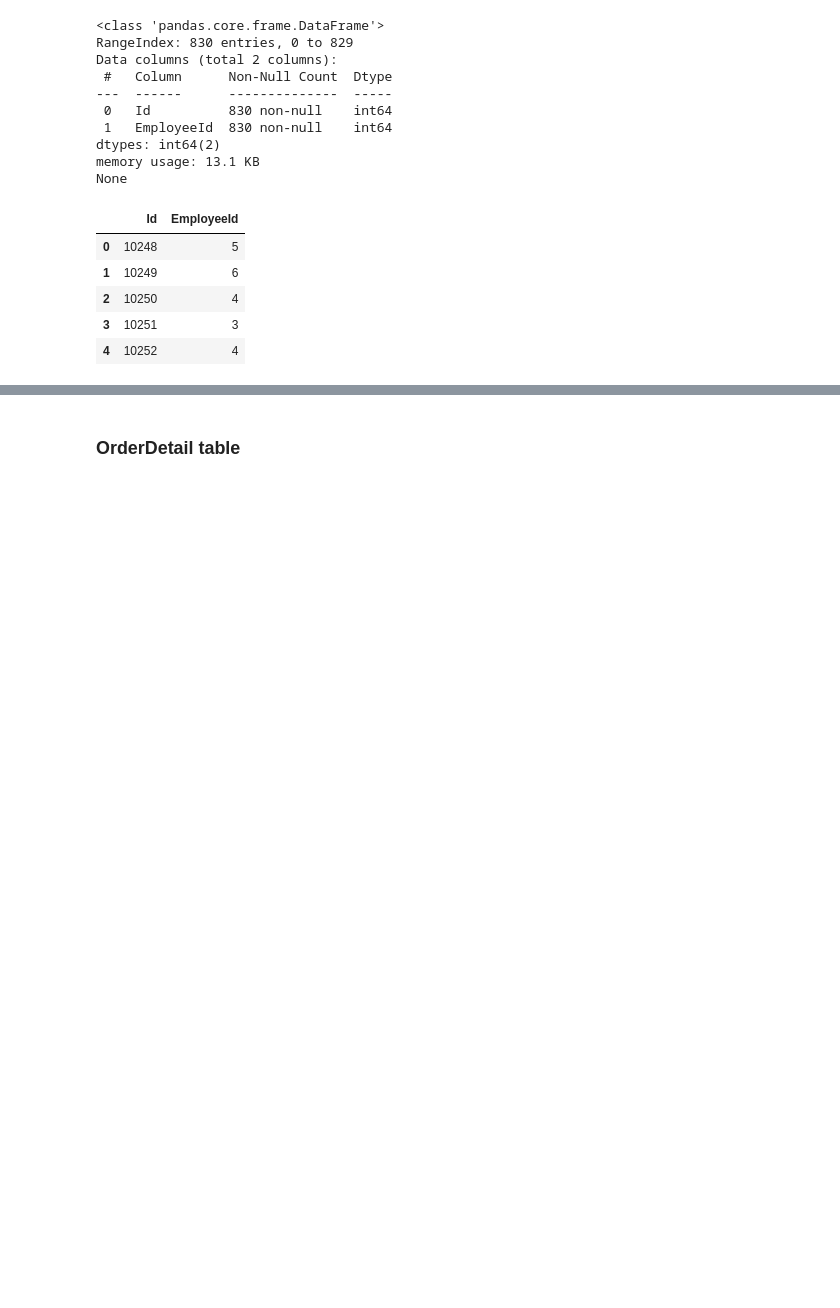
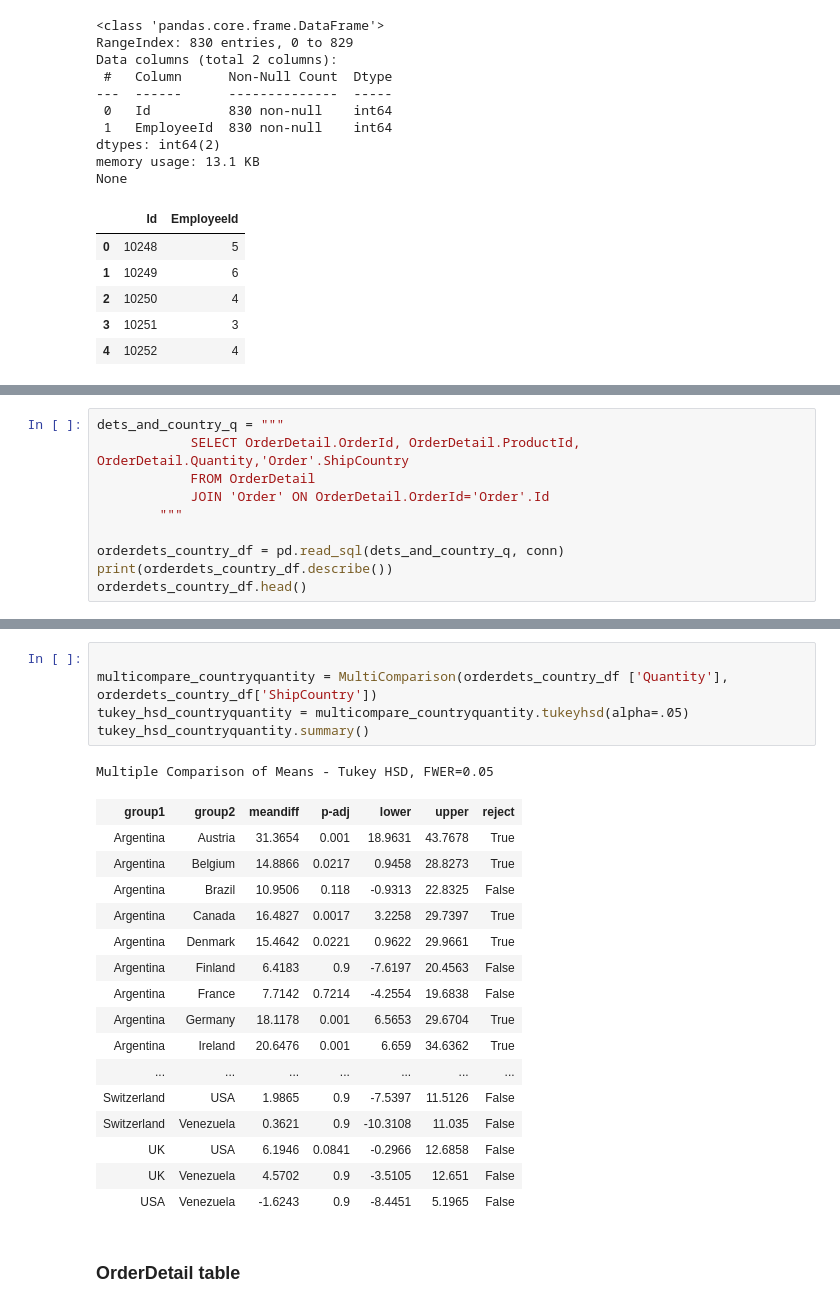
Before and after one commit to lspope/dsc-case-study-hypothesis-testing, a Jupyter notebook: notebooks/eda.ipynb, the cells around one changed output, grey strips where cells are left out. Saved outputs shown, nothing was run; the diff lists cells and outputs as text; blank space fills up the shorter version.

```diff
--- a/notebooks/eda.ipynb
+++ b/notebooks/eda.ipynb
@@ -90,0 +105,10 @@ None
+# %%
+dets_and_country_q = """
+            SELECT OrderDetail.OrderId, OrderDetail.ProductId, OrderDetail.Quantity,'Order'.ShipCountry
+            FROM OrderDetail
+            JOIN 'Order' ON OrderDetail.OrderId='Order'.Id
+        """
+
+orderdets_country_df = pd.read_sql(dets_and_country_q, conn)
+print(orderdets_country_df.describe())
+orderdets_country_df.head()
@@ -91,3 +131,26 @@ None
+# %%
+
+multicompare_countryquantity = MultiComparison(orderdets_country_df ['Quantity'], orderdets_country_df['ShipCountry'])
+tukey_hsd_countryquantity = multicompare_countryquantity.tukeyhsd(alpha=.05)
+tukey_hsd_countryquantity.summary()
+# %% [output]
+Multiple Comparison of Means - Tukey HSD, FWER=0.05
+| group1 | group2 | meandiff | p-adj | lower | upper | reject |
+| Argentina | Austria | 31.3654 | 0.001 | 18.9631 | 43.7678 | True |
+| Argentina | Belgium | 14.8866 | 0.0217 | 0.9458 | 28.8273 | True |
+| Argentina | Brazil | 10.9506 | 0.118 | -0.9313 | 22.8325 | False |
+| Argentina | Canada | 16.4827 | 0.0017 | 3.2258 | 29.7397 | True |
+| Argentina | Denmark | 15.4642 | 0.0221 | 0.9622 | 29.9661 | True |
+| Argentina | Finland | 6.4183 | 0.9 | -7.6197 | 20.4563 | False |
+| Argentina | France | 7.7142 | 0.7214 | -4.2554 | 19.6838 | False |
+| Argentina | Germany | 18.1178 | 0.001 | 6.5653 | 29.6704 | True |
+| Argentina | Ireland | 20.6476 | 0.001 | 6.659 | 34.6362 | True |
+| ... | ... | ... | ... | ... | ... | ... |
+| Switzerland | USA | 1.9865 | 0.9 | -7.5397 | 11.5126 | False |
+| Switzerland | Venezuela | 0.3621 | 0.9 | -10.3108 | 11.035 | False |
+| UK | USA | 6.1946 | 0.0841 | -0.2966 | 12.6858 | False |
+| UK | Venezuela | 4.5702 | 0.9 | -3.5105 | 12.651 | False |
+| USA | Venezuela | -1.6243 | 0.9 | -8.4451 | 5.1965 | False |
 # %% [markdown]
 ### OrderDetail table
 # %%
```
Also changed, not shown: parts of 4 cells of this notebook, 2 other files.
